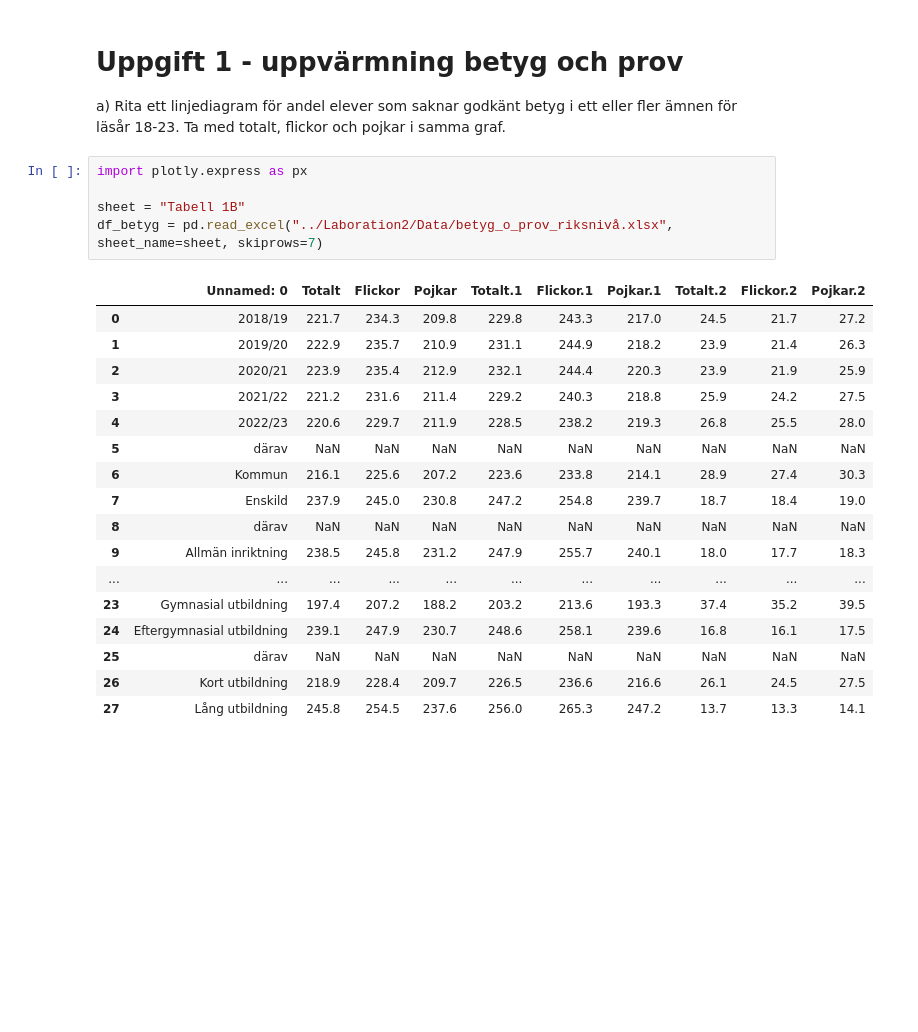
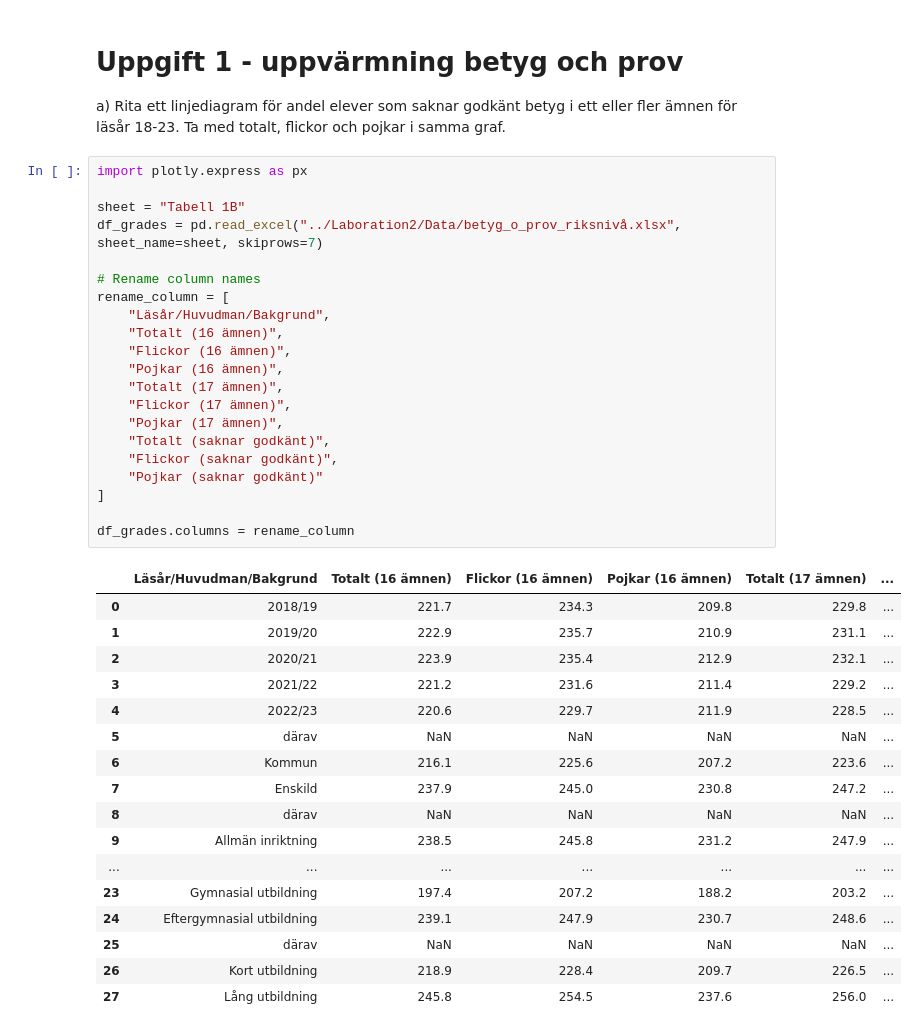
Before and after one commit to LouiseLuoto/Python-Louise-Luoto-OPA23, a Jupyter notebook: Laboration2/code.ipynb, the cells around one changed output. Cells and saved outputs as stored; diff of their text form; blank space fills up the shorter version.

Commit message:
rename column

```diff
--- a/Laboration2/code.ipynb
+++ b/Laboration2/code.ipynb
@@ -133,23 +132,39 @@ flickor och pojkar i samma graf.
 # %%
 import plotly.express as px
 
 sheet = "Tabell 1B"
-df_betyg = pd.read_excel("../Laboration2/Data/betyg_o_prov_riksnivå.xlsx", sheet_name=sheet, skiprows=7)
+df_grades = pd.read_excel("../Laboration2/Data/betyg_o_prov_riksnivå.xlsx", sheet_name=sheet, skiprows=7)
+
+# Rename column names
+rename_column = [
+    "Läsår/Huvudman/Bakgrund",
+    "Totalt (16 ämnen)",
+    "Flickor (16 ämnen)",
+    "Pojkar (16 ämnen)",
+    "Totalt (17 ämnen)",
+    "Flickor (17 ämnen)",
+    "Pojkar (17 ämnen)",
+    "Totalt (saknar godkänt)",
+    "Flickor (saknar godkänt)",
+    "Pojkar (saknar godkänt)"
+]
+
+df_grades.columns = rename_column
 # %% [output]
-|  | Unnamed: 0 | Totalt | Flickor | Pojkar | Totalt.1 | Flickor.1 | Pojkar.1 | Totalt.2 | Flickor.2 | Pojkar.2 |
-| 0 | 2018/19 | 221.7 | 234.3 | 209.8 | 229.8 | 243.3 | 217.0 | 24.5 | 21.7 | 27.2 |
-| 1 | 2019/20 | 222.9 | 235.7 | 210.9 | 231.1 | 244.9 | 218.2 | 23.9 | 21.4 | 26.3 |
-| 2 | 2020/21 | 223.9 | 235.4 | 212.9 | 232.1 | 244.4 | 220.3 | 23.9 | 21.9 | 25.9 |
-| 3 | 2021/22 | 221.2 | 231.6 | 211.4 | 229.2 | 240.3 | 218.8 | 25.9 | 24.2 | 27.5 |
-| 4 | 2022/23 | 220.6 | 229.7 | 211.9 | 228.5 | 238.2 | 219.3 | 26.8 | 25.5 | 28.0 |
-| 5 | därav | NaN | NaN | NaN | NaN | NaN | NaN | NaN | NaN | NaN |
-| 6 | Kommun | 216.1 | 225.6 | 207.2 | 223.6 | 233.8 | 214.1 | 28.9 | 27.4 | 30.3 |
-| 7 | Enskild | 237.9 | 245.0 | 230.8 | 247.2 | 254.8 | 239.7 | 18.7 | 18.4 | 19.0 |
-| 8 | därav | NaN | NaN | NaN | NaN | NaN | NaN | NaN | NaN | NaN |
-| 9 | Allmän inriktning | 238.5 | 245.8 | 231.2 | 247.9 | 255.7 | 240.1 | 18.0 | 17.7 | 18.3 |
-| ... | ... | ... | ... | ... | ... | ... | ... | ... | ... | ... |
-| 23 | Gymnasial utbildning | 197.4 | 207.2 | 188.2 | 203.2 | 213.6 | 193.3 | 37.4 | 35.2 | 39.5 |
-| 24 | Eftergymnasial utbildning | 239.1 | 247.9 | 230.7 | 248.6 | 258.1 | 239.6 | 16.8 | 16.1 | 17.5 |
-| 25 | därav | NaN | NaN | NaN | NaN | NaN | NaN | NaN | NaN | NaN |
-| 26 | Kort utbildning | 218.9 | 228.4 | 209.7 | 226.5 | 236.6 | 216.6 | 26.1 | 24.5 | 27.5 |
-| 27 | Lång utbildning | 245.8 | 254.5 | 237.6 | 256.0 | 265.3 | 247.2 | 13.7 | 13.3 | 14.1 |
+|  | Läsår/Huvudman/Bakgrund | Totalt (16 ämnen) | Flickor (16 ämnen) | Pojkar (16 ämnen) | Totalt (17 ämnen) | ... |
+| 0 | 2018/19 | 221.7 | 234.3 | 209.8 | 229.8 | ... |
+| 1 | 2019/20 | 222.9 | 235.7 | 210.9 | 231.1 | ... |
+| 2 | 2020/21 | 223.9 | 235.4 | 212.9 | 232.1 | ... |
+| 3 | 2021/22 | 221.2 | 231.6 | 211.4 | 229.2 | ... |
+| 4 | 2022/23 | 220.6 | 229.7 | 211.9 | 228.5 | ... |
+| 5 | därav | NaN | NaN | NaN | NaN | ... |
+| 6 | Kommun | 216.1 | 225.6 | 207.2 | 223.6 | ... |
+| 7 | Enskild | 237.9 | 245.0 | 230.8 | 247.2 | ... |
+| 8 | därav | NaN | NaN | NaN | NaN | ... |
+| 9 | Allmän inriktning | 238.5 | 245.8 | 231.2 | 247.9 | ... |
+| ... | ... | ... | ... | ... | ... | ... |
+| 23 | Gymnasial utbildning | 197.4 | 207.2 | 188.2 | 203.2 | ... |
+| 24 | Eftergymnasial utbildning | 239.1 | 247.9 | 230.7 | 248.6 | ... |
+| 25 | därav | NaN | NaN | NaN | NaN | ... |
+| 26 | Kort utbildning | 218.9 | 228.4 | 209.7 | 226.5 | ... |
+| 27 | Lång utbildning | 245.8 | 254.5 | 237.6 | 256.0 | ... |
```
Also changed, not shown: parts of 1 cell of this notebook.
